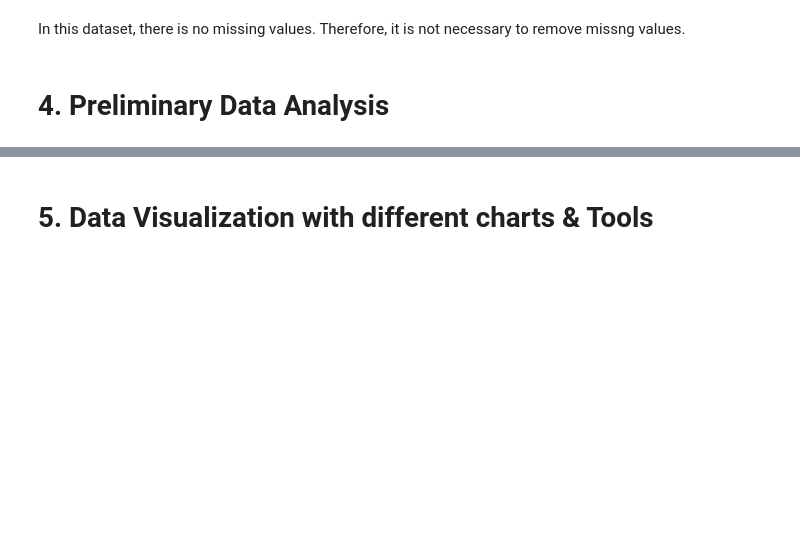
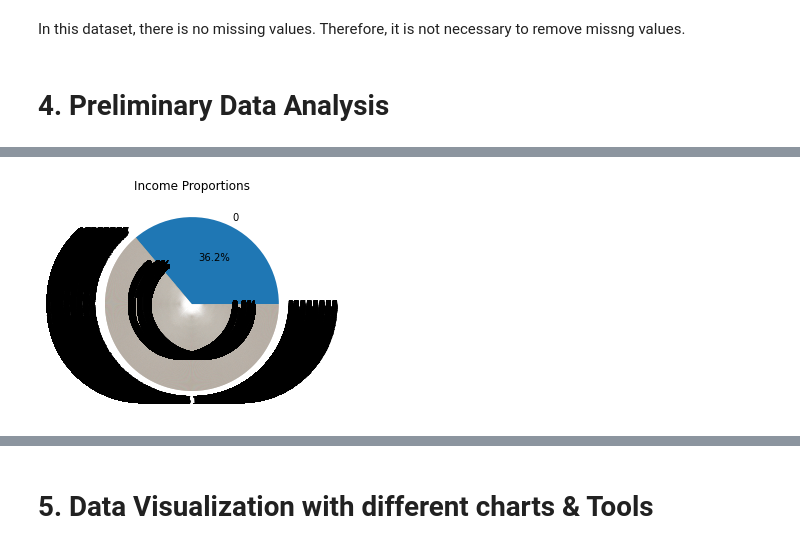
Before and after one commit to EmilyCaroline/BankCustomerChurnPrediction, a Jupyter notebook: main.ipynb, the cells around one changed output, grey strips where cells are left out. Cells and saved outputs as stored; diff of their text form; code cells hidden in the pictures; blank space fills up the shorter version.

```diff
--- a/main.ipynb
+++ b/main.ipynb
@@ -177,0 +225,20 @@ In this dataset, there is no missing values. Therefore, it is not necessary to r
+# %%
+# Propotion of different income level
+# Count the number of individuals in each income level
+
+
+income_counts = df["Balance"].value_counts()
+
+# Calculate the proportion of each income level
+income_proportions = income_counts / income_counts.sum()
+
+# Plot the income proportions using a pie chart
+plt.pie(income_proportions, labels=income_proportions.index, autopct="%1.1f%%")
+
+# Add title
+plt.title("Income Proportions")
+
+# Show the plot
+plt.show()
+# %% [output]
+[figure, added]
```
Also changed, not shown: parts of 14 cells of this notebook.
